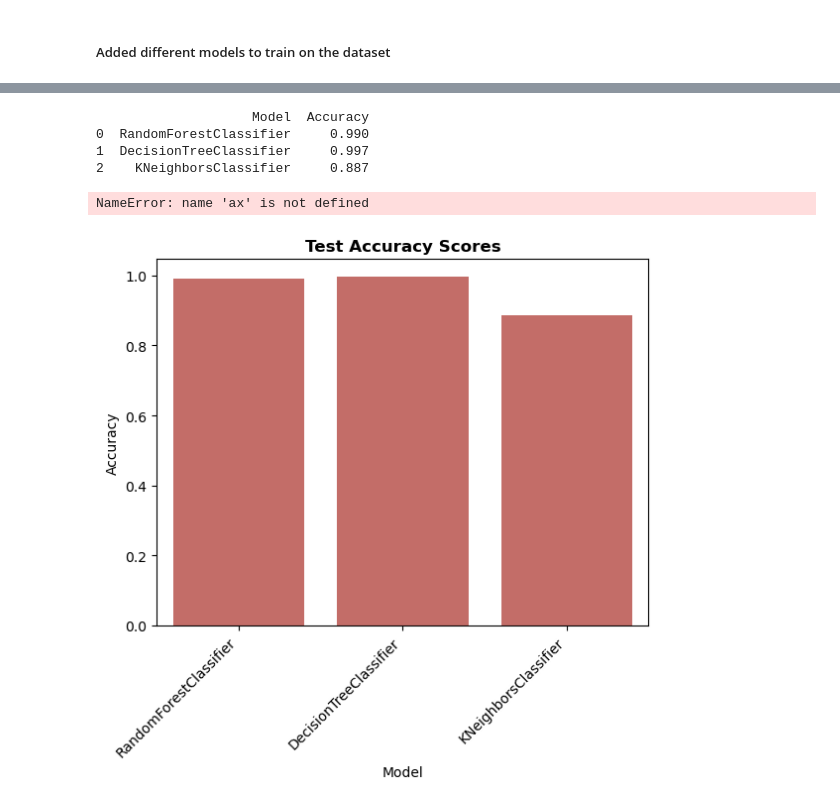
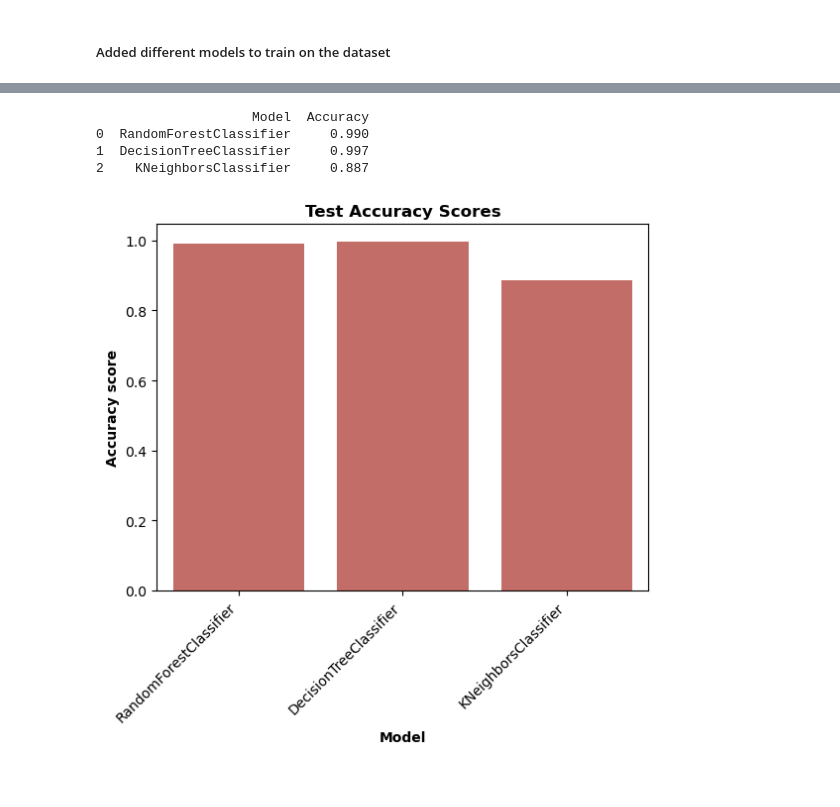
Before and after one commit to shesel08/obesity_prediction_project, a Jupyter notebook: All_features_based_prediction.ipynb, the cells around one changed output, grey strips where cells are left out. Drawn from its saved outputs; the diff is of its cells as text; code cells hidden in the pictures.

```diff
--- a/All_features_based_prediction.ipynb
+++ b/All_features_based_prediction.ipynb
@@ -135,6 +138,11 @@ X, y = dataset.drop(['ObesityCategory'], axis =1), dataset['ObesityCategory']
 # %%
 ### Split test data for later testing before training
 train, test, train_y, test_y = train_test_split(X, y, test_size=0.3, random_state=42, stratify=y)
+# %%
+# Feature scaling
+scaler = StandardScaler()
+X_train = scaler.fit_transform(X_train)
+X_test = scaler.transform(X_test)
 # %%
 k_folds = 10
 stratified_kfold = StratifiedKFold(n_splits=k_folds, shuffle=True, random_state=42)
@@ -274,26 +282,23 @@ Normal weight       0.83      0.97      0.90       111
     macro avg       0.91      0.86      0.88       300
  weighted avg       0.89      0.89      0.89       300
 # %%
-model_accuracies = pd.DataFrame(model_accuracies)
-print(model_accuracies)
+model_accuracies_df = pd.DataFrame(model_accuracies)
+print(model_accuracies_df)
 sns.set_palette("Spectral", n_colors=6, desat=0.8)
 
-score_plot = sns.barplot(data=model_accuracies, y="Accuracy", x="Model")
+score_plot = sns.barplot(data=model_accuracies_df, y="Accuracy", x="Model")
 
 # rotate the ticks 45 degrees for the sake of redability
-score_plot.set_xticklabels(score_plot.get_xticklabels(), rotation=45, horizontalalignment='right')
-
+plt.xticks(rotation=45, horizontalalignment='right')
 plt.title("Test Accuracy Scores",
           fontweight="bold")
-ax.bar_label(score_plot.containers[0], fontweight="bold")
 plt.xlabel("Model", fontweight="bold")
 plt.ylabel("Accuracy score", fontweight="bold")
 
 plt.show()
 # %% [output]
                     Model  Accuracy
 0  RandomForestClassifier     0.990
 1  DecisionTreeClassifier     0.997
 2    KNeighborsClassifier     0.887
-NameError: name 'ax' is not defined
-[figure, old version]
+[figure, new version]
```
Also changed, not shown: parts of 3 cells of this notebook, 1 other file.
